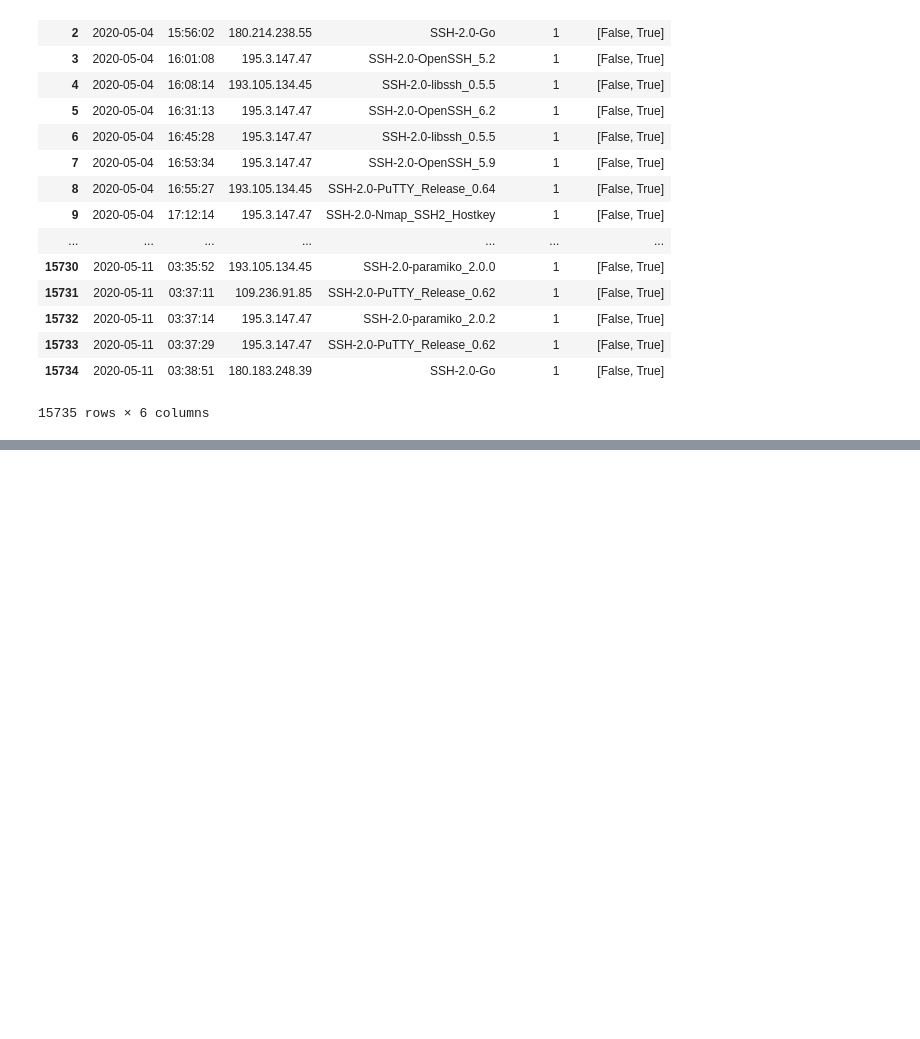
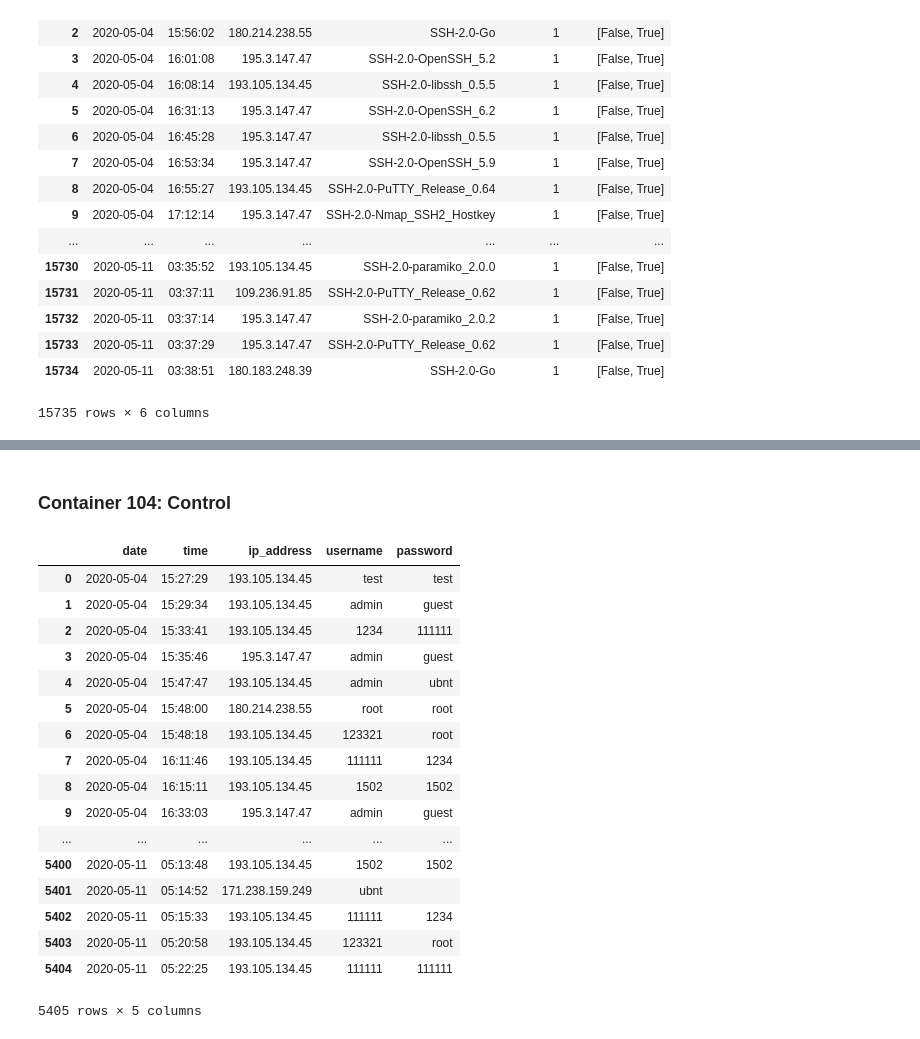
Before and after one commit to AkiPraveen/HACS202-data-analysis, a Jupyter notebook: notebooks/202-data-analysis.ipynb, the cells around one changed output, grey strips where cells are left out. Drawn from its saved outputs; the diff is of its cells as text; code cells hidden in the pictures; blank space fills up the shorter version.

```diff
--- a/notebooks/202-data-analysis.ipynb
+++ b/notebooks/202-data-analysis.ipynb
@@ -205,0 +369,51 @@ Drawing conclusions from the data we've come up with.
+# %% [markdown]
+### Container 104: Control
+# %%
+# read and scrape from file for container 104
+
+raw_104_logins = []
+
+with open('../raw_data/logins/104.txt', 'r') as fp:
+
+    line = fp.readline()
+    while line:
+        line_data = re.search("([0-9]{4}-[0-9]{2}-[0-9]{2})\s([0-9]{2}:[0-9]{2}:[0-9]{2})\.[0-9]*;(.*);password;(.*);(.*)", line)
+
+        if line_data:
+            my_date = line_data.group(1)
+            my_time = line_data.group(2)
+            my_ip = line_data.group(3)
+            my_user = line_data.group(4)
+            my_password = line_data.group(5)
+
+            raw_104_logins.append([my_date, my_time, my_ip, my_user, my_password])
+
+        else:
+            print("---")
+            print("error parsing an event.")
+            print("event -> ", line)
+            print("---")
+
+        line = fp.readline()
+
+login_df_104 = pd.DataFrame(raw_104_logins, columns = ['date', 'time', 'ip_address', 'username', 'password'])
+login_df_104
+# %% [output]
+|  | date | time | ip_address | username | password |
+| 0 | 2020-05-04 | 15:27:29 | 193.105.134.45 | test | test |
+| 1 | 2020-05-04 | 15:29:34 | 193.105.134.45 | admin | guest |
+| 2 | 2020-05-04 | 15:33:41 | 193.105.134.45 | 1234 | 111111 |
+| 3 | 2020-05-04 | 15:35:46 | 195.3.147.47 | admin | guest |
+| 4 | 2020-05-04 | 15:47:47 | 193.105.134.45 | admin | ubnt |
+| 5 | 2020-05-04 | 15:48:00 | 180.214.238.55 | root | root |
+| 6 | 2020-05-04 | 15:48:18 | 193.105.134.45 | 123321 | root |
+| 7 | 2020-05-04 | 16:11:46 | 193.105.134.45 | 111111 | 1234 |
+| 8 | 2020-05-04 | 16:15:11 | 193.105.134.45 | 1502 | 1502 |
+| 9 | 2020-05-04 | 16:33:03 | 195.3.147.47 | admin | guest |
+| ... | ... | ... | ... | ... | ... |
+| 5400 | 2020-05-11 | 05:13:48 | 193.105.134.45 | 1502 | 1502 |
+| 5401 | 2020-05-11 | 05:14:52 | 171.238.159.249 | ubnt |  |
+| 5402 | 2020-05-11 | 05:15:33 | 193.105.134.45 | 111111 | 1234 |
+| 5403 | 2020-05-11 | 05:20:58 | 193.105.134.45 | 123321 | root |
+| 5404 | 2020-05-11 | 05:22:25 | 193.105.134.45 | 111111 | 111111 |
+5405 rows × 5 columns
```
Also changed, not shown: parts of 17 cells of this notebook.
